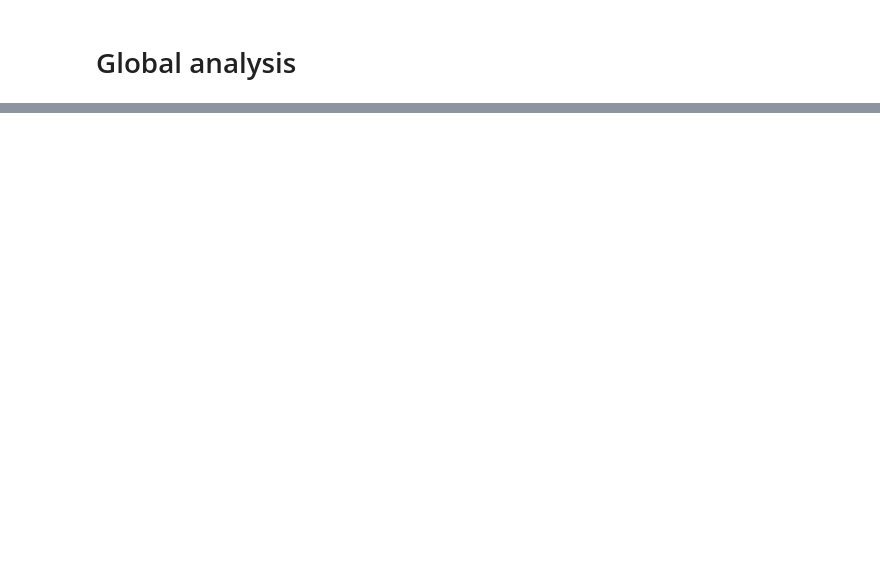
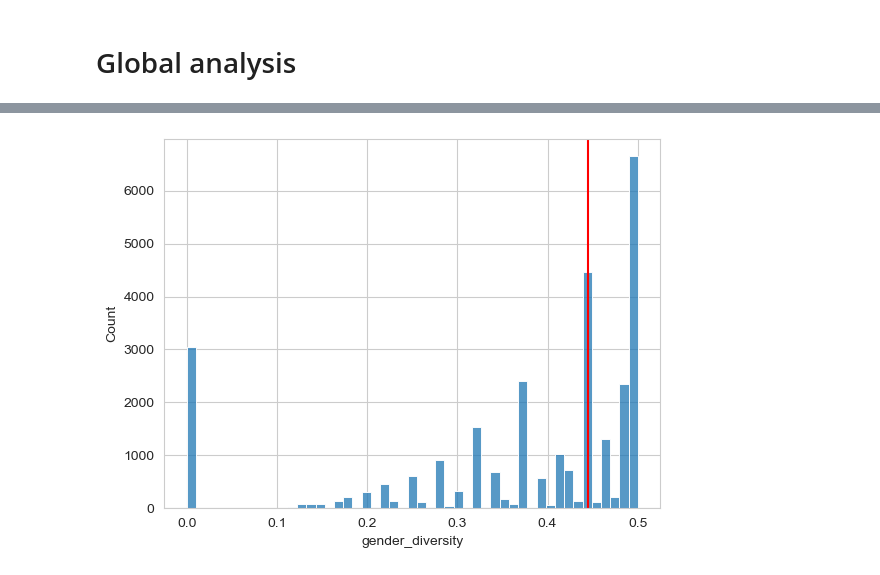
Before and after one commit to epfl-ada/ada-2023-project-analytixxperts2023, a Jupyter notebook: milestoneP3.ipynb, the cells around one changed output, grey strips where cells are left out. Saved outputs shown, nothing was run; the diff lists cells and outputs as text; code cells hidden in the pictures; blank space fills up the shorter version.

```diff
--- a/milestoneP3.ipynb
+++ b/milestoneP3.ipynb
@@ -466,0 +253,7 @@ Notes:
+# %%
+sns.histplot(data = gender_df_filtered,x='gender_diversity')
+threshold_gender = gender_df_filtered['gender_diversity'].median() # TODO: replace with 0.3
+plt.axvline(x=threshold_gender,c='red')
+plt.show()
+# %% [output]
+[figure, added]
```
Also changed, not shown: parts of 50 cells of this notebook.
